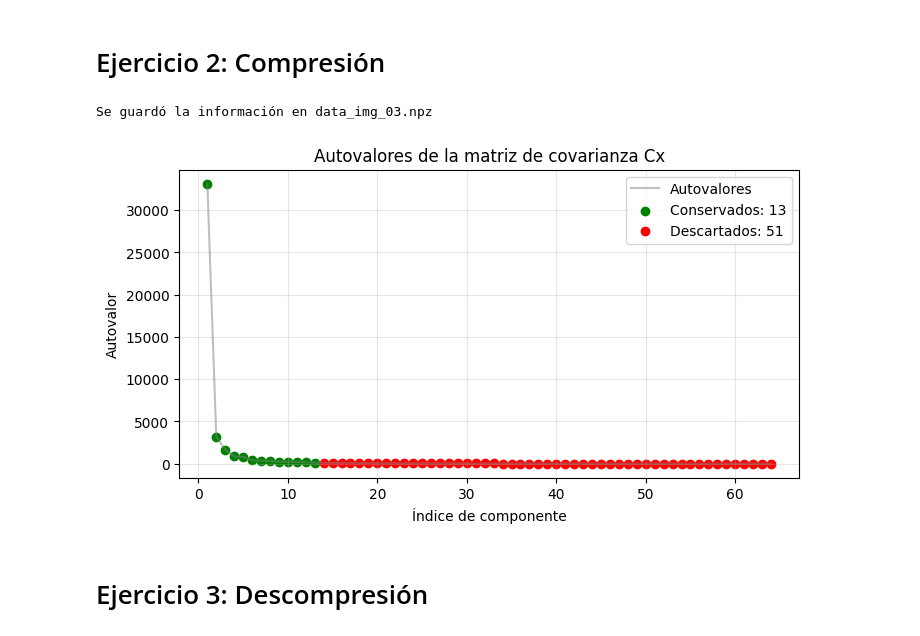
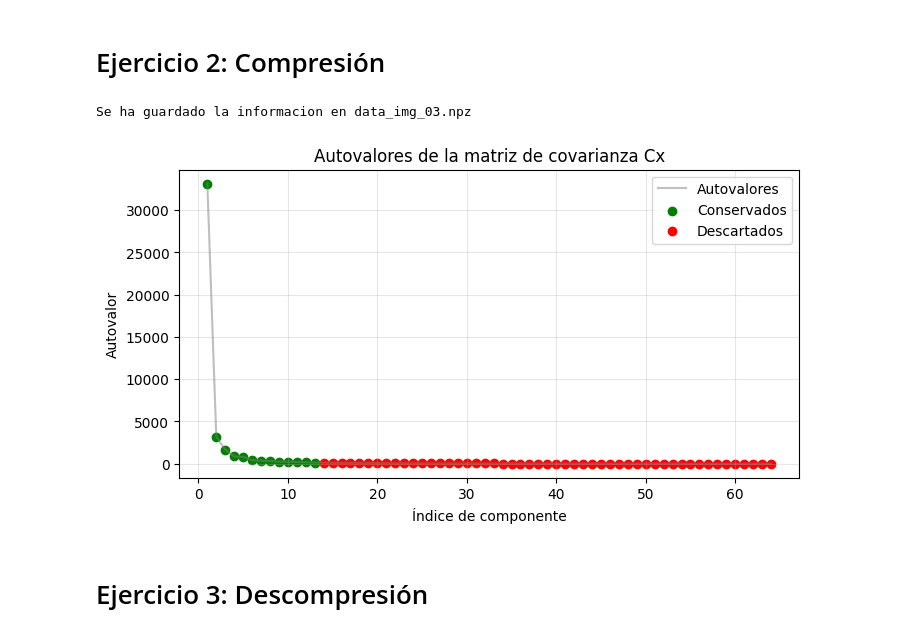
Before and after one commit to may-villagran/IyE_TP1, a Jupyter notebook: tp.ipynb, the cells around one changed output. Drawn from its saved outputs; the diff is of its cells as text; code cells hidden in the pictures.

Commit message:
informe y resultados en imagenes

```diff
--- a/tp.ipynb
+++ b/tp.ipynb
@@ -140,15 +140,25 @@ Media coeficientes de correlación imagen 2: 0.0022029913284088813
 # %% [markdown]
 # Ejercicio 2: Compresión
 # %%
+#def space_saving_k(s:float, m:int):
+#    """
+#    Calcula el factor de compresión para un porcentaje de retención de información s y un número de componentes m.
+#    """
+#    if s>1 or s<0: raise ValueError("S debe representar un porcentaje valido")
+#    for k in range(1, m+1):
+#        if round(k/m) >= 1-s: return k
+#    return m  # no se encontro k, entonces no se comprime
 
+#FUNCION QUE ME DIO COPILOT
 def space_saving_k(s: float, m: int):
-    """
-    Calcula el factor de compresión para un porcentaje de retención de información s y un número de componentes m.
-    """
-    if not (0 <= s <= 1):
-        raise ValueError("s debe estar entre 0 y 1")
-    return max(1, min(m, int(np.ceil(m * (1 - s)))))
-
+    if s > 1 or s < 0:
+        raise ValueError("S debe representar un porcentaje valido")
+    k = int(np.ceil((1 - s) * m))
+    if k < 1:
+        k = 1
+    if k > m:
+        k = m
+    return k
 
 def image_to_list_x(img:np.ndarray, size_b:int = 8):
     """
@@ -186,38 +196,38 @@ def pca_transform(matrix_x:np.ndarray, cov:np.ndarray, mu:np.ndarray, k:int) ->
     Y = (matrix_x - mu) @ P
     return Y, P
 
 def save_data(matrix_y: np.ndarray, matrix_evectors: np.ndarray, mu:np.ndarray, filename: str)-> None:
     np.savez_compressed(filename, Y=matrix_y, P=matrix_evectors, mu=mu)
-    print("Se guardó la información en", filename)
+    print("Se ha guardado la informacion en", filename)
 
 def plot_eigenvalues(cov, k):
     evalues, _ = np.linalg.eigh(cov)
     evalues_sorted = np.sort(evalues)[::-1]
     plt.figure(figsize=(8,4))
     plt.plot(range(1, len(evalues_sorted)+1), evalues_sorted, label='Autovalores', ls = '-', color = 'grey', alpha=0.5)
-    plt.scatter(range(1, k+1), evalues_sorted[:k], color='green', label=f'Conservados: {k}')
+    plt.scatter(range(1, k+1), evalues_sorted[:k], color='green', label='Conservados')
     if k < len(evalues_sorted):
-        plt.scatter(range(k+1, len(evalues_sorted)+1), evalues_sorted[k:], color='red', label=f'Descartados: {len(evalues_sorted) - k}')
+        plt.scatter(range(k+1, len(evalues_sorted)+1), evalues_sorted[k:], color='red', label='Descartados')
     plt.xlabel('Índice de componente')
     plt.ylabel('Autovalor')
     plt.title('Autovalores de la matriz de covarianza Cx')
     plt.legend()
     plt.grid(True, alpha=0.3)
     plt.show()
 
 # Ejemplo de uso:
 img = cv2.imread("img_03.jpg", cv2.IMREAD_GRAYSCALE)
 list_x = image_to_list_x(img)
 matrix_x = np.vstack(list_x)
 mu = mean_estimator(list_x)
 cov = cov_estimator(matrix_x)
 s_factor = space_saving_k(0.8, matrix_x.shape[1])
 matrix_y, matrix_evectors = pca_transform(matrix_x, cov, mu, k=s_factor)
 save_data(matrix_y, matrix_evectors, mu, "data_img_03.npz")
 plot_eigenvalues(cov, s_factor)
 # %% [output]
-Se guardó la información en data_img_03.npz
+Se ha guardado la informacion en data_img_03.npz
-[figure, old version]
+[figure, new version]
 # %% [markdown]
 # Ejercicio 3: Descompresión
 # %%
```
Also changed, not shown: parts of 1 cell of this notebook, 14 other files.
